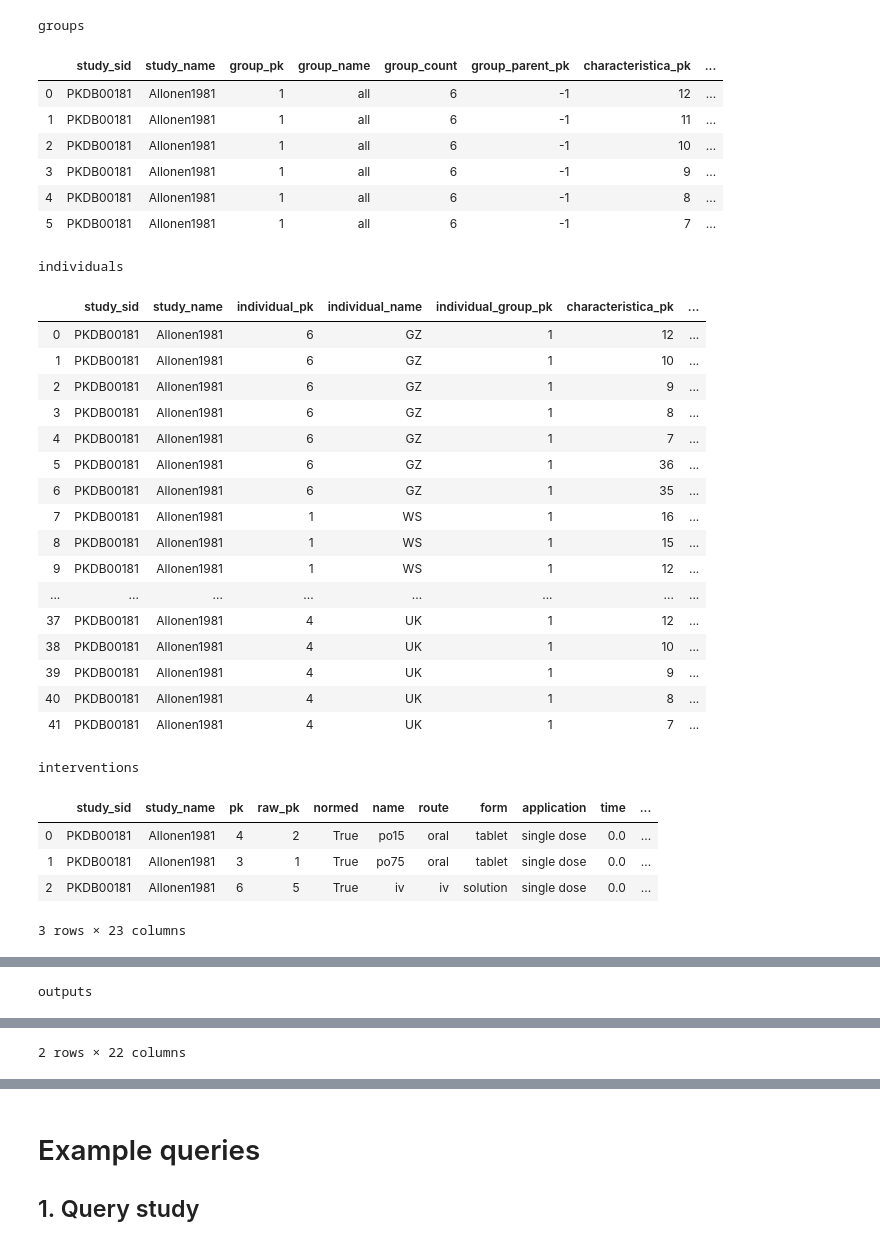
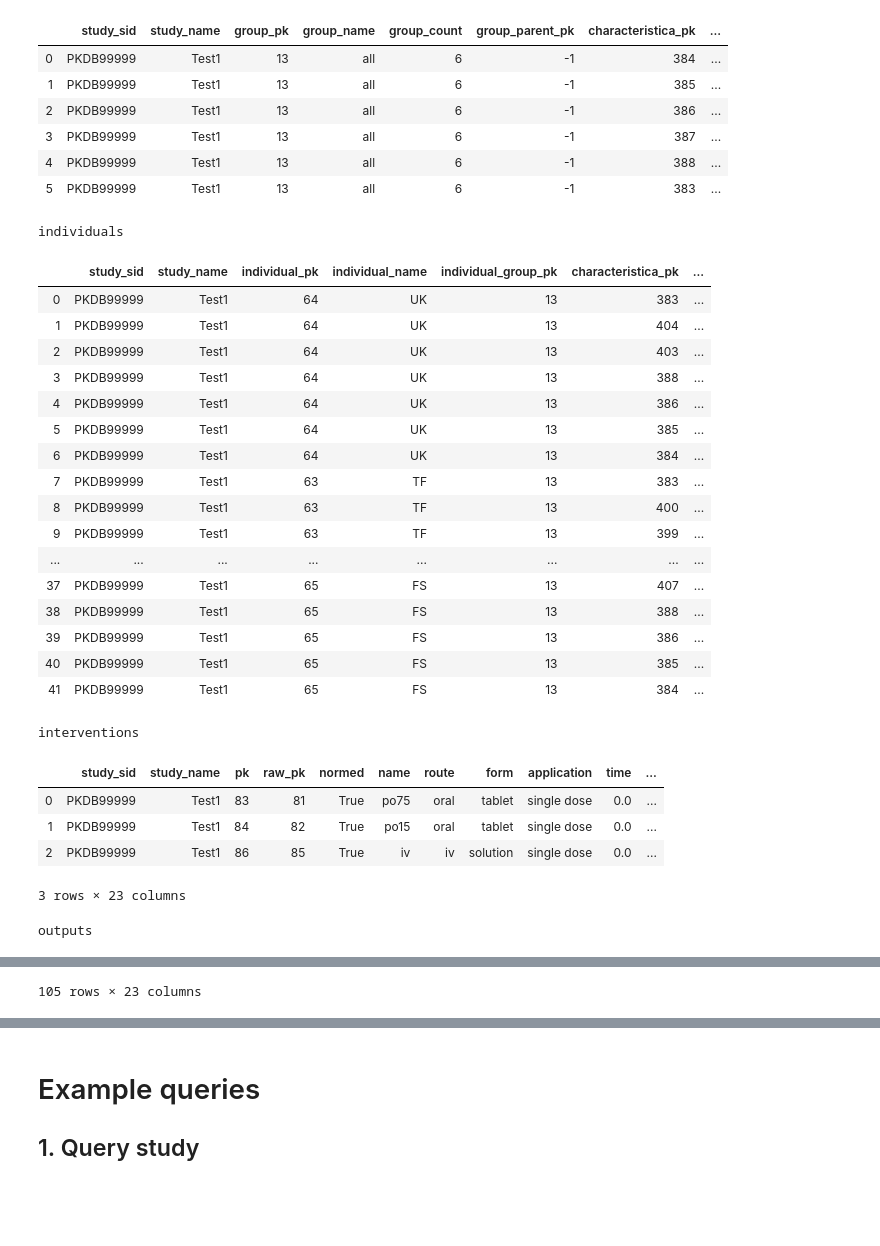
Before and after one commit to matthiaskoenig/pkdb_analysis, a Jupyter notebook: notebooks/data_examples.ipynb, the cells around one changed output, grey strips where cells are left out. Cells and saved outputs as stored; diff of their text form; code cells hidden in the pictures; blank space fills up the shorter version.

```diff
--- a/notebooks/data_examples.ipynb
+++ b/notebooks/data_examples.ipynb
@@ -7,3 +7,12 @@ from pkdb_analysis import PKFilter, PKFilterFactory, PKData
 # get all data and store as hdf5
 #data = pka.PKDBData.from_db()
 #data.to_hdf5("pkdb_all.h5")
+# %%
+# data with filters
+pkfilter = PKFilterFactory.by_study_name("Test1")
+data = PKData.from_db(pkfilter=pkfilter)
+
+pkfilter = PKFilterFactory.by_study_sid("PKDB99999")
+data = PKData.from_db(pkfilter=pkfilter)
+
+data.print_choices("groups")
@@ -10,8 +51,4 @@ from pkdb_analysis import PKFilter, PKFilterFactory, PKData
 # %%
-# data with filters
-pkfilter = PKFilterFactory.by_study_name("Allonen1981")
-data = PKData.from_db(pkfilter=pkfilter)
-
 print("groups")
 display(data.groups)
 print("individuals")
@@ -38,32 +64,32 @@ WARNING:root:Calculating choices
+|  | study_sid | study_name | group_pk | group_name | group_count | group_parent_pk | characteristica_pk | ... |
+| 0 | PKDB99999 | Test1 | 13 | all | 6 | -1 | 384 | ... |
+| 1 | PKDB99999 | Test1 | 13 | all | 6 | -1 | 385 | ... |
+| 2 | PKDB99999 | Test1 | 13 | all | 6 | -1 | 386 | ... |
+| 3 | PKDB99999 | Test1 | 13 | all | 6 | -1 | 387 | ... |
+| 4 | PKDB99999 | Test1 | 13 | all | 6 | -1 | 388 | ... |
+| 5 | PKDB99999 | Test1 | 13 | all | 6 | -1 | 383 | ... |
-groups
+individuals
-|  | study_sid | study_name | group_pk | group_name | group_count | group_parent_pk | characteristica_pk | ... |
-| 0 | PKDB00181 | Allonen1981 | 1 | all | 6 | -1 | 12 | ... |
-| 1 | PKDB00181 | Allonen1981 | 1 | all | 6 | -1 | 11 | ... |
-| 2 | PKDB00181 | Allonen1981 | 1 | all | 6 | -1 | 10 | ... |
-| 3 | PKDB00181 | Allonen1981 | 1 | all | 6 | -1 | 9 | ... |
-| 4 | PKDB00181 | Allonen1981 | 1 | all | 6 | -1 | 8 | ... |
-| 5 | PKDB00181 | Allonen1981 | 1 | all | 6 | -1 | 7 | ... |
+|  | study_sid | study_name | individual_pk | individual_name | individual_group_pk | characteristica_pk | ... |
+| 0 | PKDB99999 | Test1 | 64 | UK | 13 | 383 | ... |
+| 1 | PKDB99999 | Test1 | 64 | UK | 13 | 404 | ... |
+| 2 | PKDB99999 | Test1 | 64 | UK | 13 | 403 | ... |
+| 3 | PKDB99999 | Test1 | 64 | UK | 13 | 388 | ... |
+| 4 | PKDB99999 | Test1 | 64 | UK | 13 | 386 | ... |
+| 5 | PKDB99999 | Test1 | 64 | UK | 13 | 385 | ... |
+| 6 | PKDB99999 | Test1 | 64 | UK | 13 | 384 | ... |
+| 7 | PKDB99999 | Test1 | 63 | TF | 13 | 383 | ... |
+| 8 | PKDB99999 | Test1 | 63 | TF | 13 | 400 | ... |
+| 9 | PKDB99999 | Test1 | 63 | TF | 13 | 399 | ... |
+| ... | ... | ... | ... | ... | ... | ... | ... |
+| 37 | PKDB99999 | Test1 | 65 | FS | 13 | 407 | ... |
+| 38 | PKDB99999 | Test1 | 65 | FS | 13 | 388 | ... |
+| 39 | PKDB99999 | Test1 | 65 | FS | 13 | 386 | ... |
+| 40 | PKDB99999 | Test1 | 65 | FS | 13 | 385 | ... |
+| 41 | PKDB99999 | Test1 | 65 | FS | 13 | 384 | ... |
-individuals
+interventions
-|  | study_sid | study_name | individual_pk | individual_name | individual_group_pk | characteristica_pk | ... |
-| 0 | PKDB00181 | Allonen1981 | 6 | GZ | 1 | 12 | ... |
-| 1 | PKDB00181 | Allonen1981 | 6 | GZ | 1 | 10 | ... |
-| 2 | PKDB00181 | Allonen1981 | 6 | GZ | 1 | 9 | ... |
-| 3 | PKDB00181 | Allonen1981 | 6 | GZ | 1 | 8 | ... |
-| 4 | PKDB00181 | Allonen1981 | 6 | GZ | 1 | 7 | ... |
-| 5 | PKDB00181 | Allonen1981 | 6 | GZ | 1 | 36 | ... |
-| 6 | PKDB00181 | Allonen1981 | 6 | GZ | 1 | 35 | ... |
-| 7 | PKDB00181 | Allonen1981 | 1 | WS | 1 | 16 | ... |
-| 8 | PKDB00181 | Allonen1981 | 1 | WS | 1 | 15 | ... |
-| 9 | PKDB00181 | Allonen1981 | 1 | WS | 1 | 12 | ... |
-| ... | ... | ... | ... | ... | ... | ... | ... |
-| 37 | PKDB00181 | Allonen1981 | 4 | UK | 1 | 12 | ... |
-| 38 | PKDB00181 | Allonen1981 | 4 | UK | 1 | 10 | ... |
-| 39 | PKDB00181 | Allonen1981 | 4 | UK | 1 | 9 | ... |
-| 40 | PKDB00181 | Allonen1981 | 4 | UK | 1 | 8 | ... |
-| 41 | PKDB00181 | Allonen1981 | 4 | UK | 1 | 7 | ... |
+|  | study_sid | study_name | pk | raw_pk | normed | name | route | form | application | time | ... |
+| 0 | PKDB99999 | Test1 | 83 | 81 | True | po75 | oral | tablet | single dose | 0.0 | ... |
+| 1 | PKDB99999 | Test1 | 84 | 82 | True | po15 | oral | tablet | single dose | 0.0 | ... |
+| 2 | PKDB99999 | Test1 | 86 | 85 | True | iv | iv | solution | single dose | 0.0 | ... |
-interventions
+3 rows × 23 columns
-|  | study_sid | study_name | pk | raw_pk | normed | name | route | form | application | time | ... |
-| 0 | PKDB00181 | Allonen1981 | 4 | 2 | True | po15 | oral | tablet | single dose | 0.0 | ... |
-| 1 | PKDB00181 | Allonen1981 | 3 | 1 | True | po75 | oral | tablet | single dose | 0.0 | ... |
-| 2 | PKDB00181 | Allonen1981 | 6 | 5 | True | iv | iv | solution | single dose | 0.0 | ... |
-3 rows × 23 columns
+outputs
@@ -70 +108 @@ interventions
-outputs
+105 rows × 23 columns
@@ -88 +113,0 @@ timecourses
-2 rows × 22 columns
```
Also changed, not shown: parts of 9 cells of this notebook, 2 other files.
